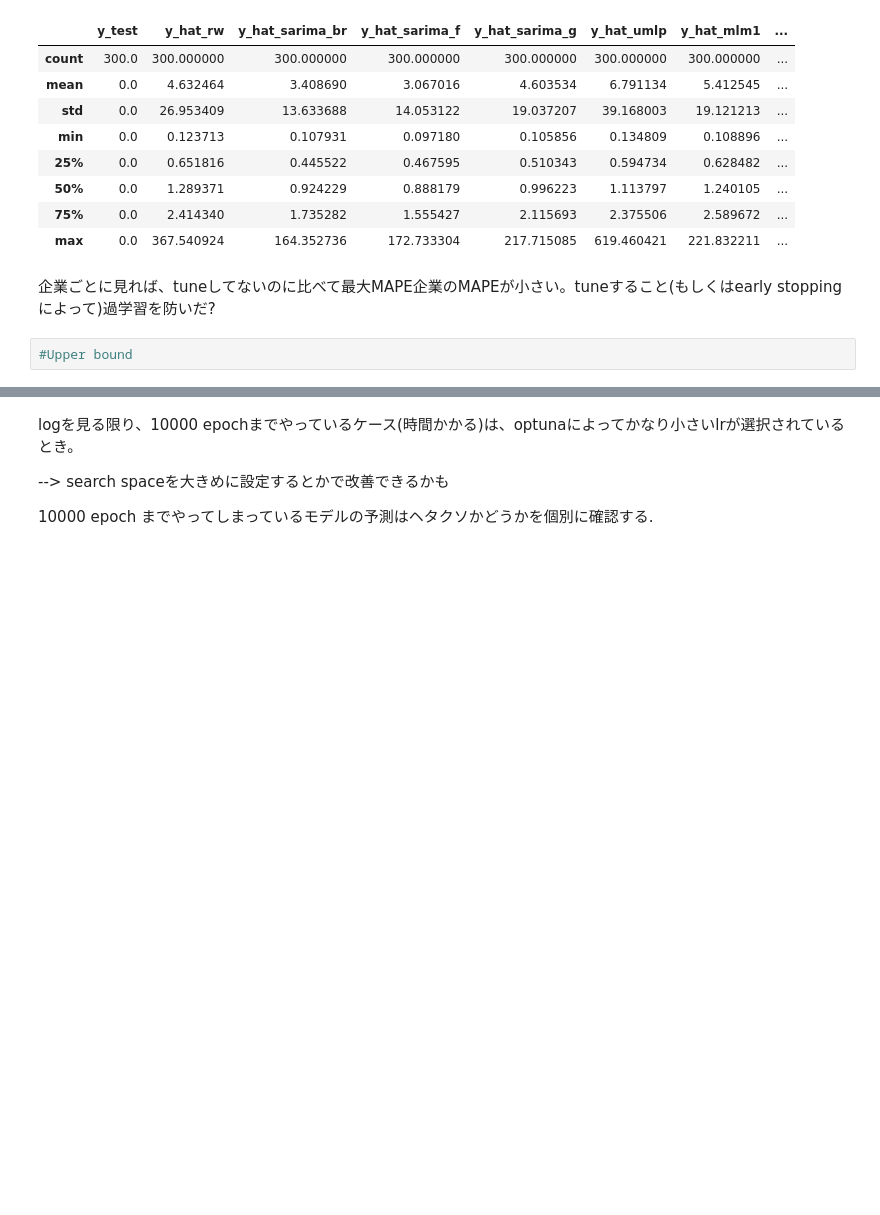
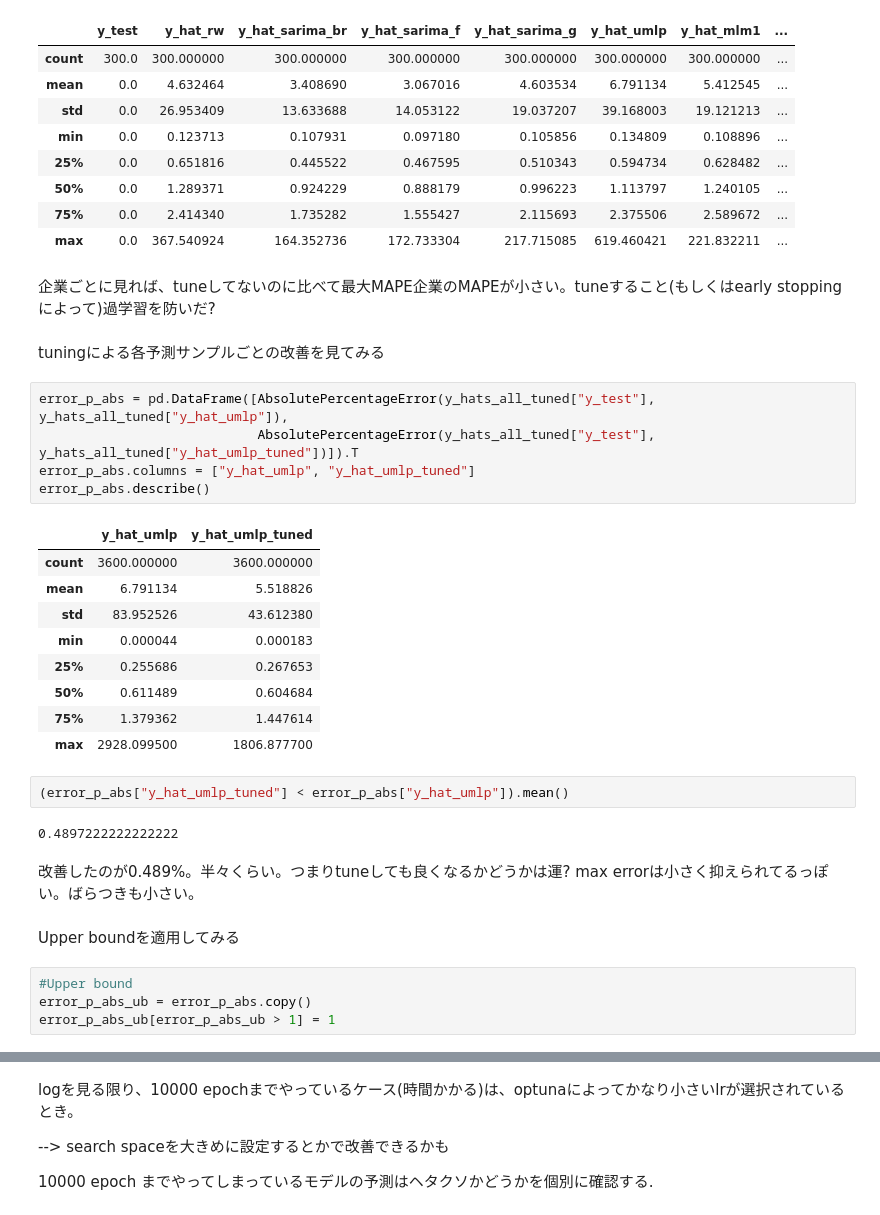
Before and after one commit to hessihan/eps_foracasting, a Jupyter notebook: notebooks/check_result_0905.ipynb, the cells around one changed output, grey strips where cells are left out. Saved outputs shown, nothing was run; the diff lists cells and outputs as text; blank space fills up the shorter version.

```diff
--- a/notebooks/check_result_0905.ipynb
+++ b/notebooks/check_result_0905.ipynb
@@ -80,5 +80,32 @@ ai.describe()
 | max | 0.0 | 367.540924 | 164.352736 | 172.733304 | 217.715085 | 619.460421 | 221.832211 | ... |
 # %% [markdown]
 企業ごとに見れば、tuneしてないのに比べて最大MAPE企業のMAPEが小さい。tuneすること(もしくはearly stoppingによって)過学習を防いだ?
+# %% [markdown]
+tuningによる各予測サンプルごとの改善を見てみる
+# %%
+error_p_abs = pd.DataFrame([AbsolutePercentageError(y_hats_all_tuned["y_test"], y_hats_all_tuned["y_hat_umlp"]),
+                            AbsolutePercentageError(y_hats_all_tuned["y_test"], y_hats_all_tuned["y_hat_umlp_tuned"])]).T
+error_p_abs.columns = ["y_hat_umlp", "y_hat_umlp_tuned"]
+error_p_abs.describe()
+# %% [output]
+|  | y_hat_umlp | y_hat_umlp_tuned |
+| count | 3600.000000 | 3600.000000 |
+| mean | 6.791134 | 5.518826 |
+| std | 83.952526 | 43.612380 |
+| min | 0.000044 | 0.000183 |
+| 25% | 0.255686 | 0.267653 |
+| 50% | 0.611489 | 0.604684 |
+| 75% | 1.379362 | 1.447614 |
+| max | 2928.099500 | 1806.877700 |
+# %%
+(error_p_abs["y_hat_umlp_tuned"] < error_p_abs["y_hat_umlp"]).mean()
+# %% [output]
+0.4897222222222222
+# %% [markdown]
+改善したのが0.489%。半々くらい。つまりtuneしても良くなるかどうかは運? max errorは小さく抑えられてるっぽい。ばらつきも小さい。
+# %% [markdown]
+Upper boundを適用してみる
 # %%
 #Upper bound
+error_p_abs_ub = error_p_abs.copy()
+error_p_abs_ub[error_p_abs_ub > 1] = 1
```
Also changed, not shown: parts of 6 cells of this notebook, 17 other files.
